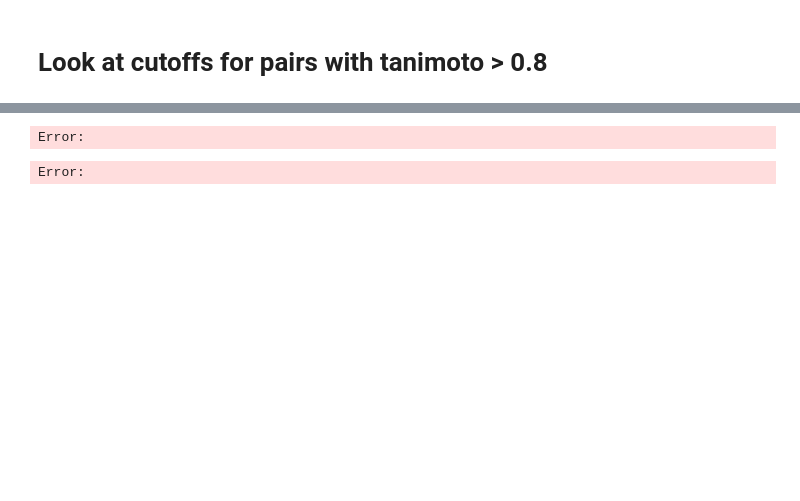
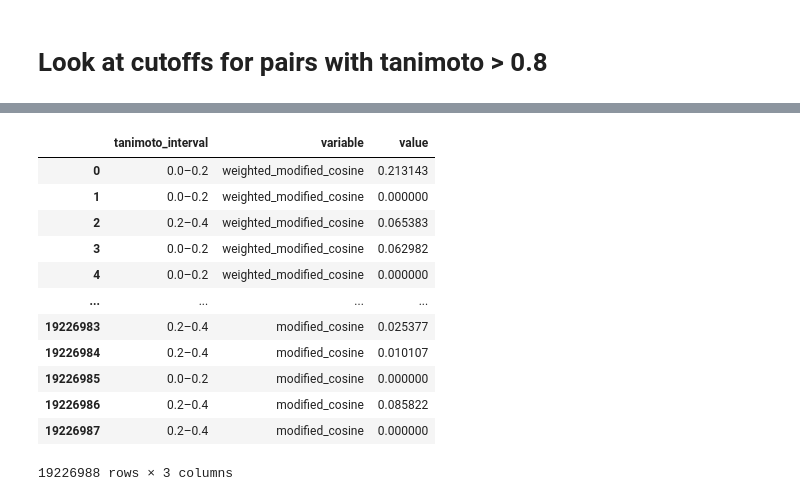
Before and after one commit to enveda/weighting-spectral-similarity, a Jupyter notebook: notebooks/1_spectral_alignment/4_compare_scores.ipynb, the cells around one changed output, grey strips where cells are left out. Cells and saved outputs as stored; diff of their text form; code cells hidden in the pictures; blank space fills up the shorter version.

```diff
--- a/notebooks/1_spectral_alignment/4_compare_scores.ipynb
+++ b/notebooks/1_spectral_alignment/4_compare_scores.ipynb
@@ -204,19 +196,0 @@ import pyteomics.mgf
-# %%
-# Profile spectra contain 0 intensity values.
-@nb.njit
-def is_centroid(intensity_array):
-    return np.all(intensity_array > 0)
-
-# Read all spectra from the MGF.
-spectra = []
-
-# Download from https://zenodo.org/record/6829249/files/ALL_GNPS_NO_PROPOGATED.mgf?download=1
-filename = ("../../data/ALL_GNPS_NO_PROPOGATED.mgf")
-
-# Get wout spectra
-with pyteomics.mgf.MGF(filename) as f_in:
-    for spectrum_dict in tqdm(f_in):
-        spectra.append(spectrum_dict)
-# %% [output]
-Error:
-Error:
@@ -227,0 +197,17 @@ wout_df.head(2)
+# %%
+
+similarities_tanimoto[name]
+# %% [output]
+|  | tanimoto_interval | variable | value |
+| 0 | 0.0–0.2 | weighted_modified_cosine | 0.213143 |
+| 1 | 0.0–0.2 | weighted_modified_cosine | 0.000000 |
+| 2 | 0.2–0.4 | weighted_modified_cosine | 0.065383 |
+| 3 | 0.0–0.2 | weighted_modified_cosine | 0.062982 |
+| 4 | 0.0–0.2 | weighted_modified_cosine | 0.000000 |
+| ... | ... | ... | ... |
+| 19226983 | 0.2–0.4 | modified_cosine | 0.025377 |
+| 19226984 | 0.2–0.4 | modified_cosine | 0.010107 |
+| 19226985 | 0.0–0.2 | modified_cosine | 0.000000 |
+| 19226986 | 0.2–0.4 | modified_cosine | 0.085822 |
+| 19226987 | 0.2–0.4 | modified_cosine | 0.000000 |
+19226988 rows × 3 columns
```
Also changed, not shown: parts of 12 cells of this notebook.
